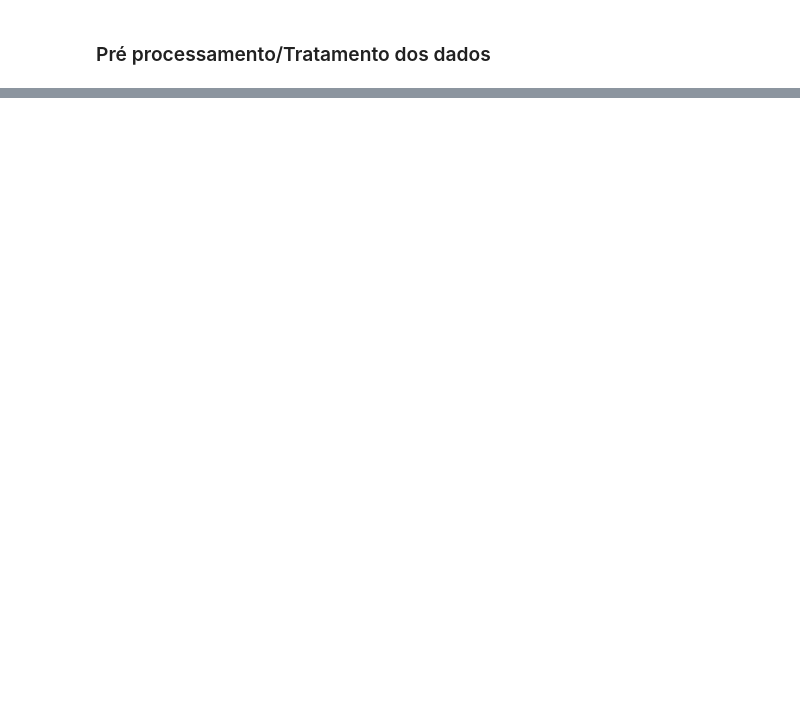
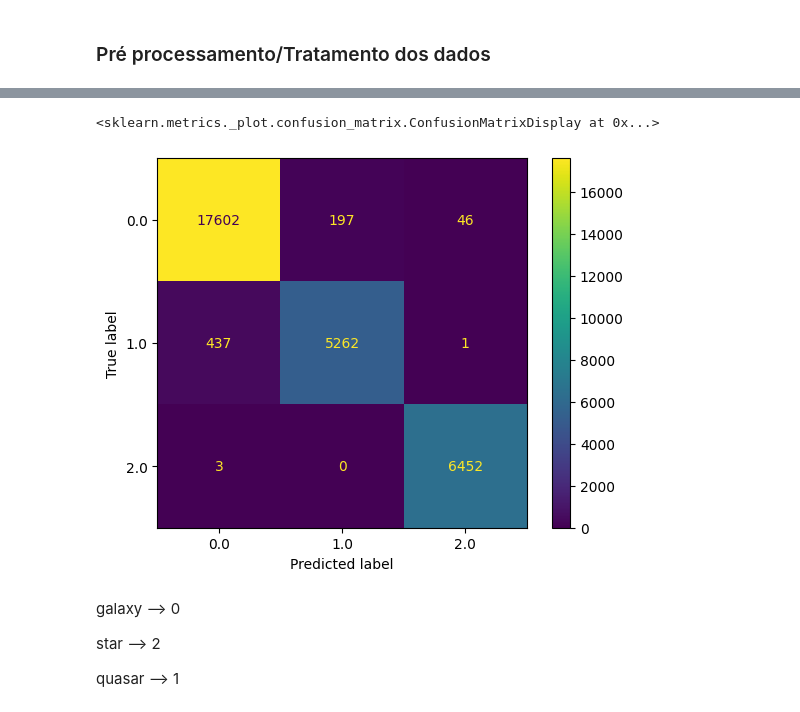
Before and after one commit to gutessitore/StellarClassification, a Jupyter notebook: src/notebooks/TreeClf_and_RandomForestClf.ipynb, the cells around one changed output, grey strips where cells are left out. Saved outputs shown, nothing was run; the diff lists cells and outputs as text; code cells hidden in the pictures; blank space fills up the shorter version.

```diff
--- a/src/notebooks/TreeClf_and_RandomForestClf.ipynb
+++ b/src/notebooks/TreeClf_and_RandomForestClf.ipynb
@@ -253,0 +204,11 @@ weighted avg       0.96      0.96      0.96     30000
+# %%
+rf_clf = RandomForestClassifier(n_estimators=100)
+
+X_rf = df_all[['alpha', 'delta', 'u', 'g', 'r', 'i', 'z', 'redshift']]
+y_rf = df_all[['class']]
+
+X_train, X_test, y_train, y_test = train_test_split(X_rf, y_rf, test_size=0.3, random_state=42)
+
+rf_clf = rf_clf.fit(X_train, y_train)
+
+previsao_rf = rf_clf.predict(X_test)
@@ -253,0 +227,11 @@ weighted avg       0.96      0.96      0.96     30000
+# %%
+plot_confusion_matrix(rf_clf, X_test, y_test)
+# %% [output]
+<sklearn.metrics._plot.confusion_matrix.ConfusionMatrixDisplay at 0x...>
+[figure, added]
+# %% [markdown]
+galaxy --> 0
+
+star   --> 2
+
+quasar --> 1
```
Also changed, not shown: parts of 19 cells of this notebook.
